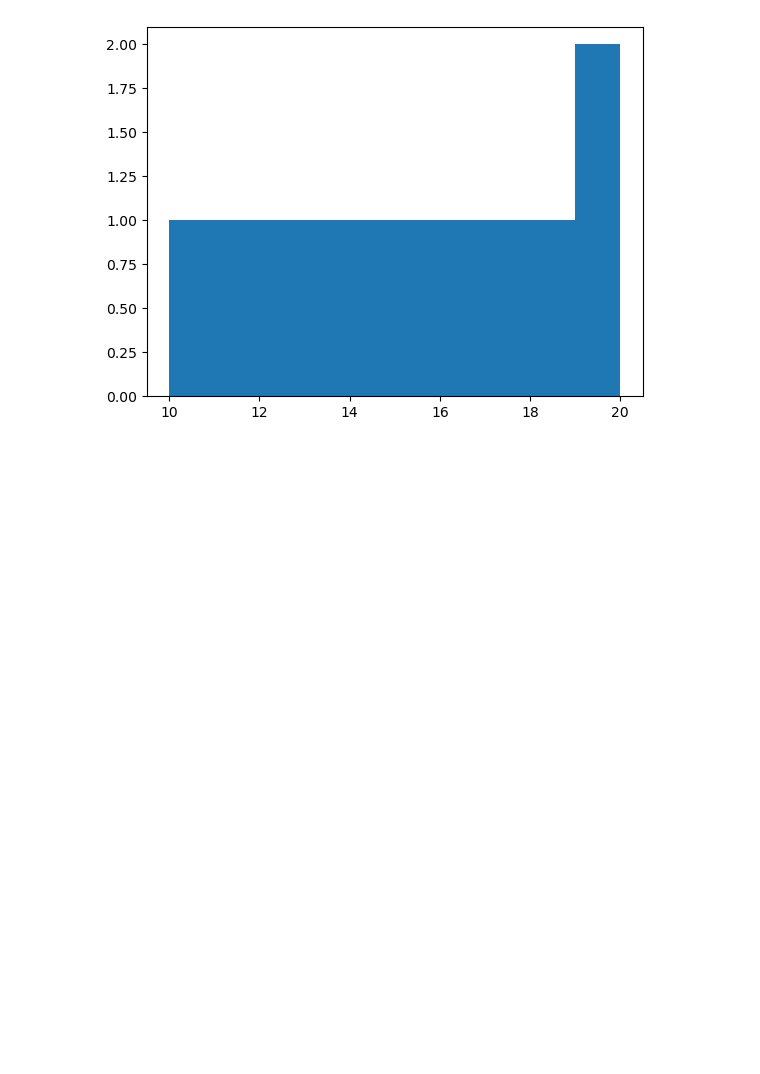
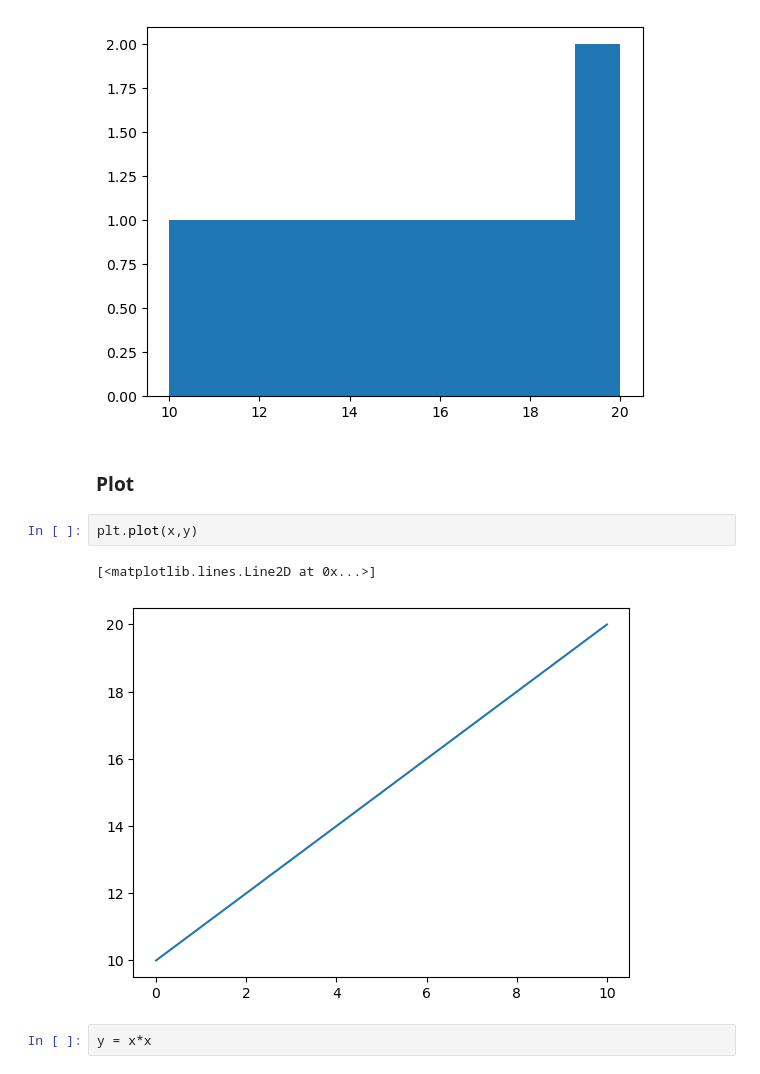
Before and after one commit to Aditya-Poddar/machineLearning, a Jupyter notebook: 06.Matplotlib.ipynb, the cells around one changed output. Cells and saved outputs as stored; diff of their text form; blank space fills up the shorter version.

Commit message:
matplotlib file and Image updated

```diff
--- a/06.Matplotlib.ipynb
+++ b/06.Matplotlib.ipynb
@@ -65,3 +65,12 @@ plt.hist(y)
  array([10., 11., 12., 13., 14., 15., 16., 17., 18., 19., 20.]),
  <BarContainer object of 10 artists>)
 [figure]
+# %% [markdown]
+### Plot
+# %%
+plt.plot(x,y)
+# %% [output]
+[<matplotlib.lines.Line2D at 0x...>]
+[figure, added]
+# %%
+y = x*x
```
Also changed, not shown: parts of 18 cells of this notebook, 9 other files.
